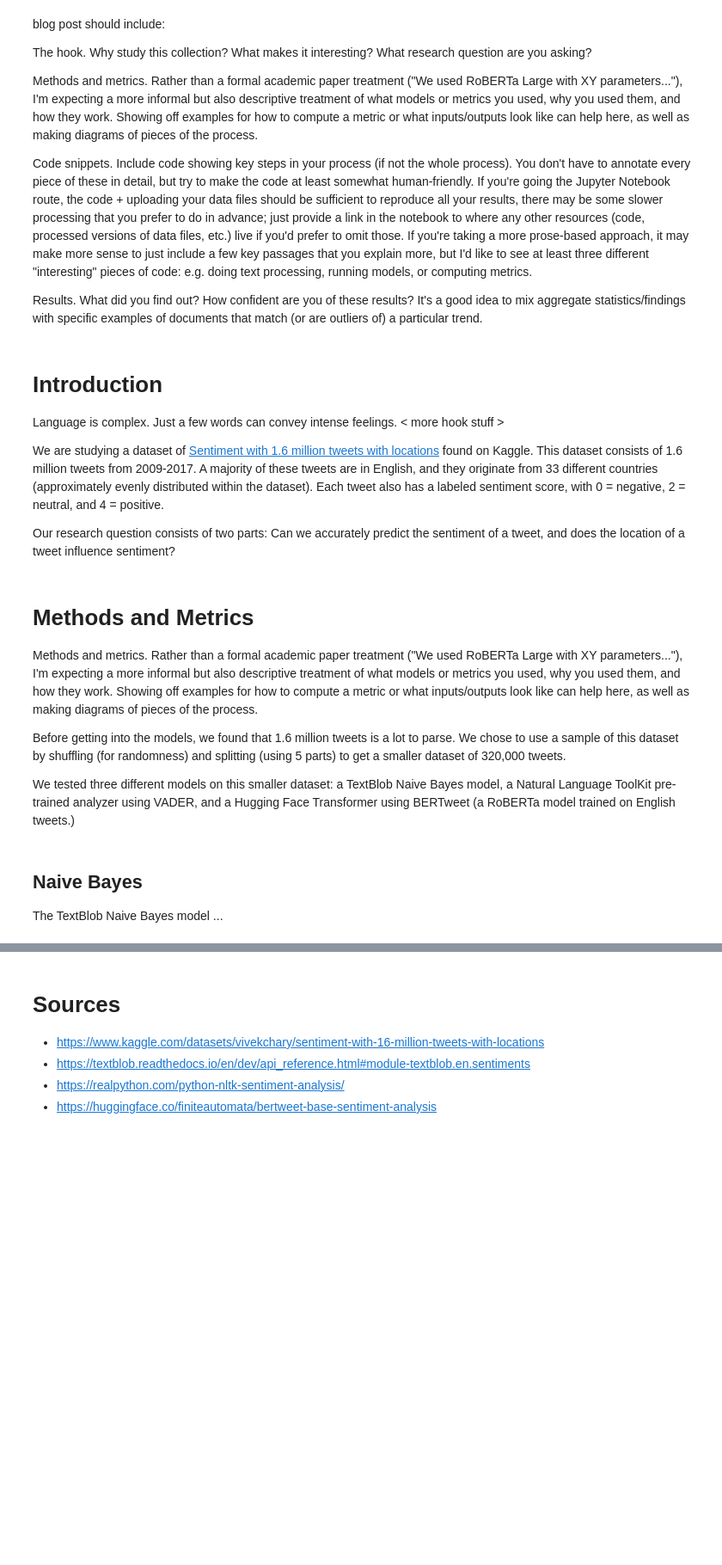
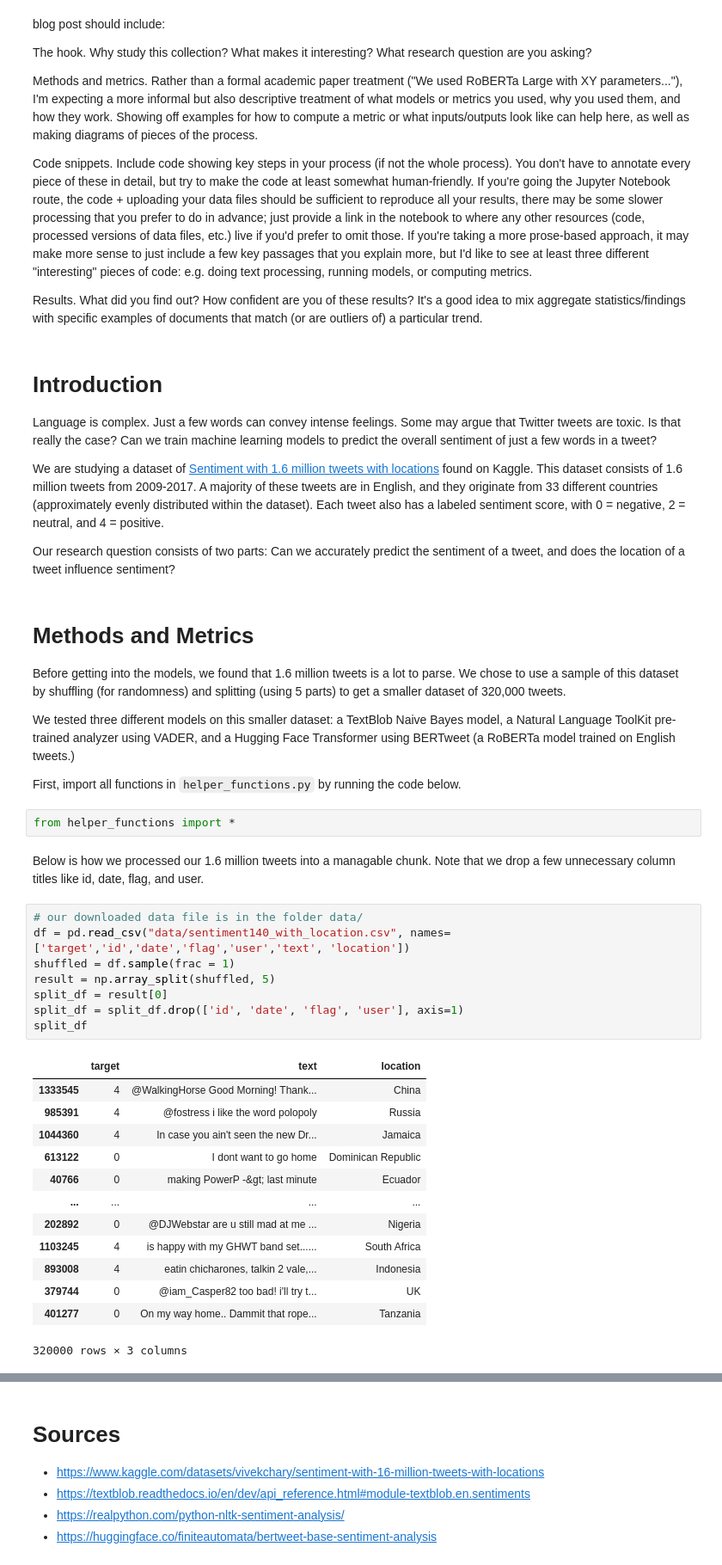
Before and after one commit to juhlisang/NLP_Project2, a Jupyter notebook: blog.ipynb, the cells around one changed output, grey strips where cells are left out. Shown at 86% size. Cells and saved outputs as stored; diff of their text form; blank space fills up the shorter version.

```diff
--- a/blog.ipynb
+++ b/blog.ipynb
@@ -11,20 +11,42 @@ Results. What did you find out? How confident are you of these results? It's a g
 # %% [markdown]
 # Introduction
 
-Language is complex. Just a few words can convey intense feelings.  < more hook stuff >
+Language is complex. Just a few words can convey intense feelings. Some may argue that Twitter tweets are toxic. Is that really the case? Can we train machine learning models to predict the overall sentiment of just a few words in a tweet?
 
 We are studying a dataset of [Sentiment with 1.6 million tweets with locations](https://www.kaggle.com/datasets/vivekchary/sentiment-with-16-million-tweets-with-locations) found on Kaggle. This dataset consists of 1.6 million tweets from 2009-2017. A majority of these tweets are in English, and they originate from 33 different countries (approximately evenly distributed within the dataset). Each tweet also has a labeled sentiment score, with 0 = negative, 2 = neutral, and 4 = positive.
 
 Our research question consists of two parts: Can we accurately predict the sentiment of a tweet, and does the location of a tweet influence sentiment?
 # %% [markdown]
 # Methods and Metrics
-
-Methods and metrics. Rather than a formal academic paper treatment ("We used RoBERTa Large with XY parameters..."), I'm expecting a more informal but also descriptive treatment of what models or metrics you used, why you used them, and how they work. Showing off examples for how to compute a metric or what inputs/outputs look like can help here, as well as making diagrams of pieces of the process.
 
 Before getting into the models, we found that 1.6 million tweets is a lot to parse. We chose to use a sample of this dataset by shuffling (for randomness) and splitting (using 5 parts) to get a smaller dataset of 320,000 tweets.
 
 We tested three different models on this smaller dataset: a TextBlob Naive Bayes model, a Natural Language ToolKit pre-trained analyzer using VADER, and a Hugging Face Transformer using BERTweet (a RoBERTa model trained on English tweets.)
+
+First, import all functions in `helper_functions.py` by running the code below.
-# %% [markdown]
-## Naive Bayes
-
-The TextBlob Naive Bayes model ...
+# %%
+from helper_functions import *
+# %% [markdown]
+Below is how we processed our 1.6 million tweets into a managable chunk. Note that we drop a few unnecessary column titles like id, date, flag, and user.
+# %%
+# our downloaded data file is in the folder data/
+df = pd.read_csv("data/sentiment140_with_location.csv", names=['target','id','date','flag','user','text', 'location'])
+shuffled = df.sample(frac = 1)
+result = np.array_split(shuffled, 5)
+split_df = result[0]
+split_df = split_df.drop(['id', 'date', 'flag', 'user'], axis=1)
+split_df
+# %% [output]
+|  | target | text | location |
+| 1333545 | 4 | @WalkingHorse Good Morning! Thank... | China |
+| 985391 | 4 | @fostress i like the word polopoly | Russia |
+| 1044360 | 4 | In case you ain't seen the new Dr... | Jamaica |
+| 613122 | 0 | I dont want to go home | Dominican Republic |
+| 40766 | 0 | making PowerP -&gt; last minute | Ecuador |
+| ... | ... | ... | ... |
+| 202892 | 0 | @DJWebstar are u still mad at me ... | Nigeria |
+| 1103245 | 4 | is happy with my GHWT band set...... | South Africa |
+| 893008 | 4 | eatin chicharones, talkin 2 vale,... | Indonesia |
+| 379744 | 0 | @iam_Casper82 too bad! i'll try t... | UK |
+| 401277 | 0 | On my way home.. Dammit that rope... | Tanzania |
+320000 rows × 3 columns
```
Also changed, not shown: parts of 21 cells of this notebook, 2 other files.
